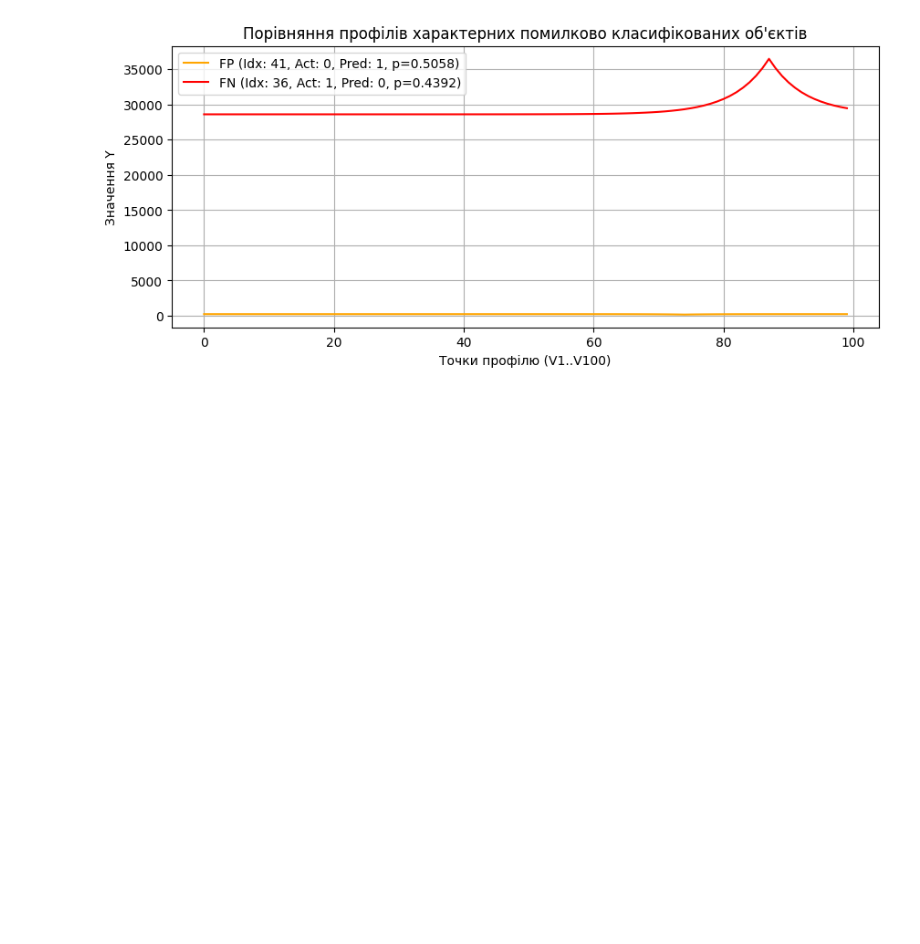
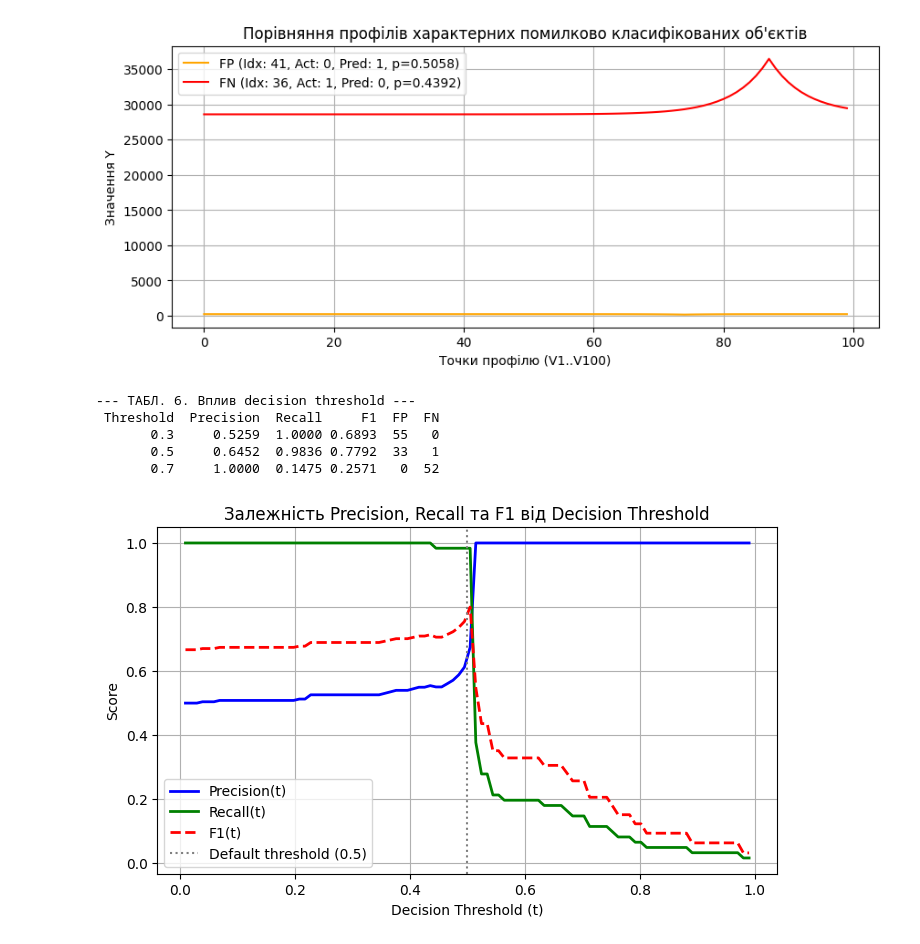
Before and after one commit to Yaroslav071315/machine-learning-course-volovnyk, a Jupyter notebook: lab02/notebook/lab02.ipynb, the cells around one changed output. Drawn from its saved outputs; the diff is of its cells as text; code cells hidden in the pictures; blank space fills up the shorter version.

```diff
--- a/lab02/notebook/lab02.ipynb
+++ b/lab02/notebook/lab02.ipynb
@@ -427,3 +427,63 @@ plt.show()
 Кількість граничних помилок (|p - 0.5| < 0.1): 34
 Кількість впевнених помилок   (|p - 0.5| > 0.3): 0
 [figure]
+# %%
+# ==============================================================================
+# ЕТАП 10. ДОСЛІДЖЕННЯ DECISION THRESHOLD
+# ==============================================================================
+import numpy as np
+import pandas as pd
+import matplotlib.pyplot as plt
+from sklearn.metrics import precision_score, recall_score, f1_score, confusion_matrix
+
+# 10.1 Оцінка впливу дискретних порогів t = [0.3, 0.5, 0.7]
+thresholds_eval = [0.3, 0.5, 0.7]
+threshold_results = []
+
+for t in thresholds_eval:
+    y_pred_t = (y_proba >= t).astype(int)
+    cm_t = confusion_matrix(y_test, y_pred_t)
+    tn_t, fp_t, fn_t, tp_t = cm_t.ravel()
+
+    threshold_results.append({
+        'Threshold': t,
+        'Precision': round(precision_score(y_test, y_pred_t, zero_division=0), 4),
+        'Recall': round(recall_score(y_test, y_pred_t, zero_division=0), 4),
+        'F1': round(f1_score(y_test, y_pred_t, zero_division=0), 4),
+        'FP': fp_t,
+        'FN': fn_t
+    })
+
+df_thresholds = pd.DataFrame(threshold_results)
+print("--- ТАБЛ. 6. Вплив decision threshold ---")
+print(df_thresholds.to_string(index=False))
+
+# 10.2 Побудова графіків Precision(t), Recall(t), F1(t)
+t_range = np.linspace(0.01, 0.99, 100)
+p_list, r_list, f1_list = [], [], []
+
+for t in t_range:
+    y_pred_t = (y_proba >= t).astype(int)
+    p_list.append(precision_score(y_test, y_pred_t, zero_division=0))
+    r_list.append(recall_score(y_test, y_pred_t, zero_division=0))
+    f1_list.append(f1_score(y_test, y_pred_t, zero_division=0))
+
+plt.figure(figsize=(8, 4.5))
+plt.plot(t_range, p_list, label='Precision(t)', color='blue', linewidth=2)
+plt.plot(t_range, r_list, label='Recall(t)', color='green', linewidth=2)
+plt.plot(t_range, f1_list, label='F1(t)', color='red', linestyle='--', linewidth=2)
+plt.axvline(x=0.5, color='gray', linestyle=':', label='Default threshold (0.5)')
+plt.title("Залежність Precision, Recall та F1 від Decision Threshold")
+plt.xlabel("Decision Threshold (t)")
+plt.ylabel("Score")
+plt.legend()
+plt.grid(True)
+plt.savefig('threshold_vs_metrics.png', bbox_inches='tight')
+plt.show()
+# %% [output]
+--- ТАБЛ. 6. Вплив decision threshold ---
+ Threshold  Precision  Recall     F1  FP  FN
+       0.3     0.5259  1.0000 0.6893  55   0
+       0.5     0.6452  0.9836 0.7792  33   1
+       0.7     1.0000  0.1475 0.2571   0  52
+[figure, added]
```
Also changed, not shown: parts of 3 cells of this notebook, 7 other files.
